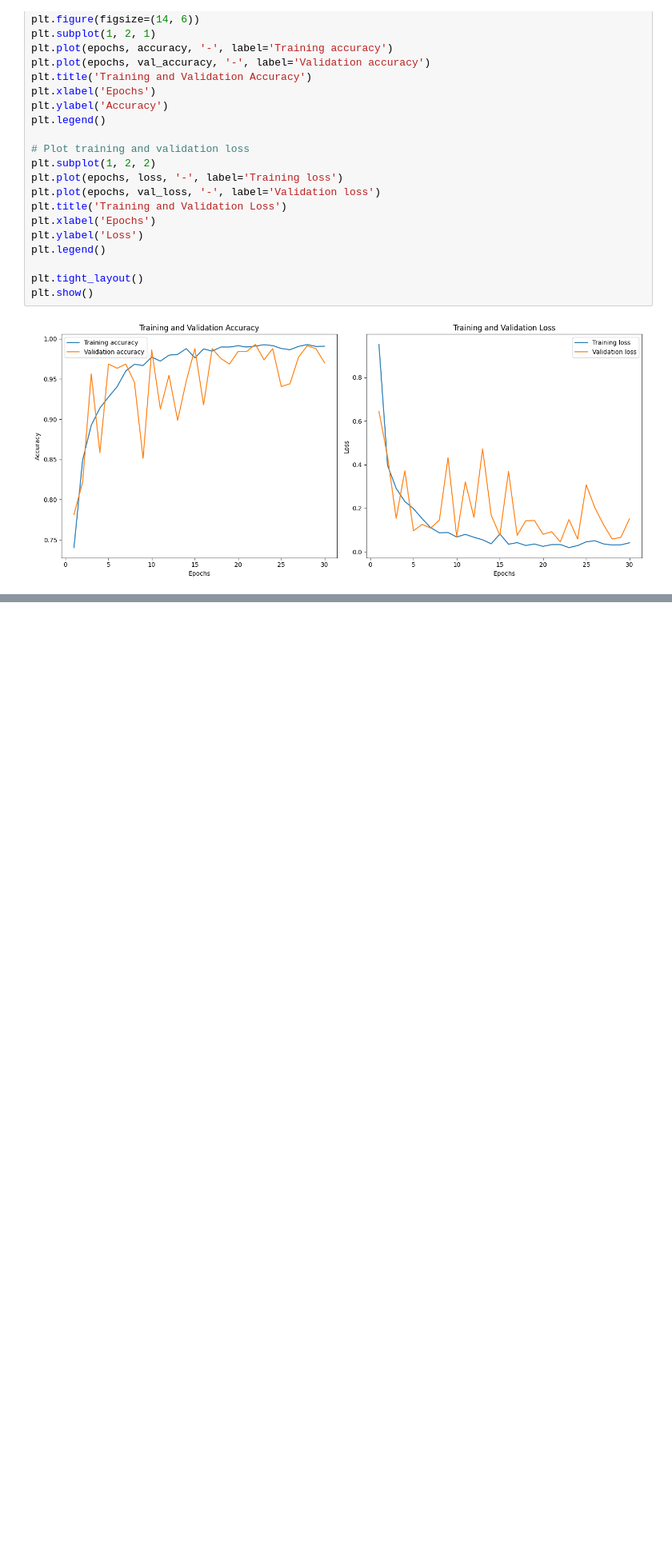
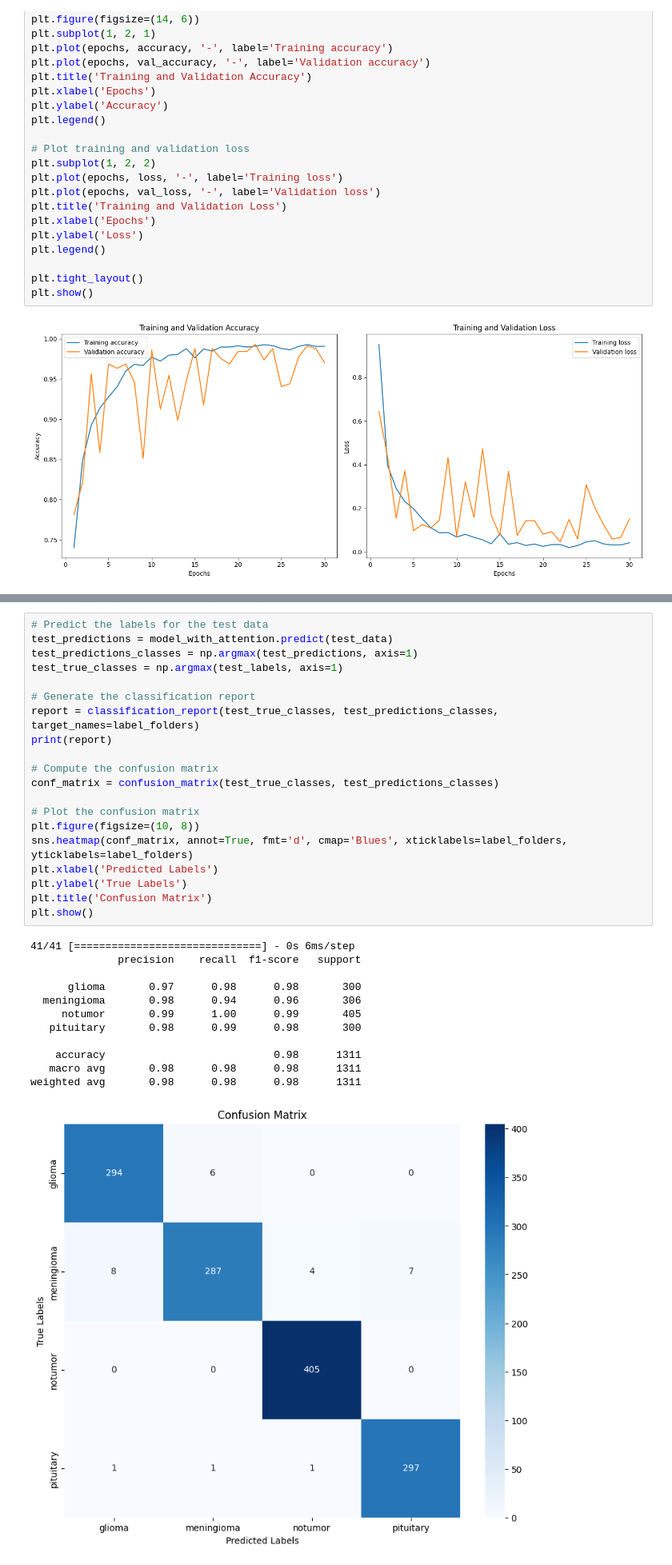
Before and after one commit to sehar02/Brain-Tumor-Classification-using-MRI-images, a Jupyter notebook: Brain_Tumor_Classification.ipynb, the cells around one changed output, grey strips where cells are left out. Shown: that part at 80% size. Drawn from its saved outputs; the diff is of its cells as text; blank space fills up the shorter version.

```diff
--- a/Brain_Tumor_Classification.ipynb
+++ b/Brain_Tumor_Classification.ipynb
@@ -404,0 +518,33 @@ plt.show()
+# %%
+# Predict the labels for the test data
+test_predictions = model_with_attention.predict(test_data)
+test_predictions_classes = np.argmax(test_predictions, axis=1)
+test_true_classes = np.argmax(test_labels, axis=1)
+
+# Generate the classification report
+report = classification_report(test_true_classes, test_predictions_classes, target_names=label_folders)
+print(report)
+
+# Compute the confusion matrix
+conf_matrix = confusion_matrix(test_true_classes, test_predictions_classes)
+
+# Plot the confusion matrix
+plt.figure(figsize=(10, 8))
+sns.heatmap(conf_matrix, annot=True, fmt='d', cmap='Blues', xticklabels=label_folders, yticklabels=label_folders)
+plt.xlabel('Predicted Labels')
+plt.ylabel('True Labels')
+plt.title('Confusion Matrix')
+plt.show()
+# %% [output]
+41/41 [==============================] - 0s 6ms/step
+              precision    recall  f1-score   support
+
+      glioma       0.97      0.98      0.98       300
+  meningioma       0.98      0.94      0.96       306
+     notumor       0.99      1.00      0.99       405
+   pituitary       0.98      0.99      0.98       300
+
+    accuracy                           0.98      1311
+   macro avg       0.98      0.98      0.98      1311
+weighted avg       0.98      0.98      0.98      1311
+[figure, added]
```
Also changed, not shown: parts of 7 cells of this notebook.
